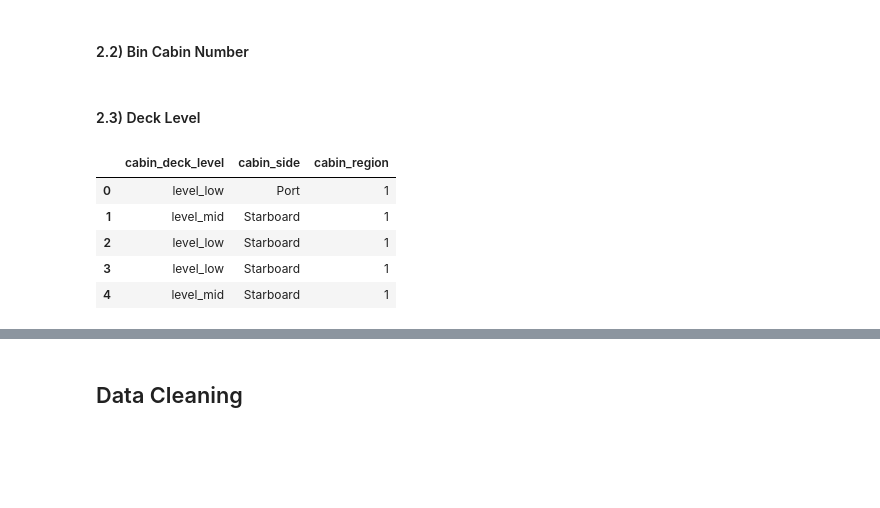
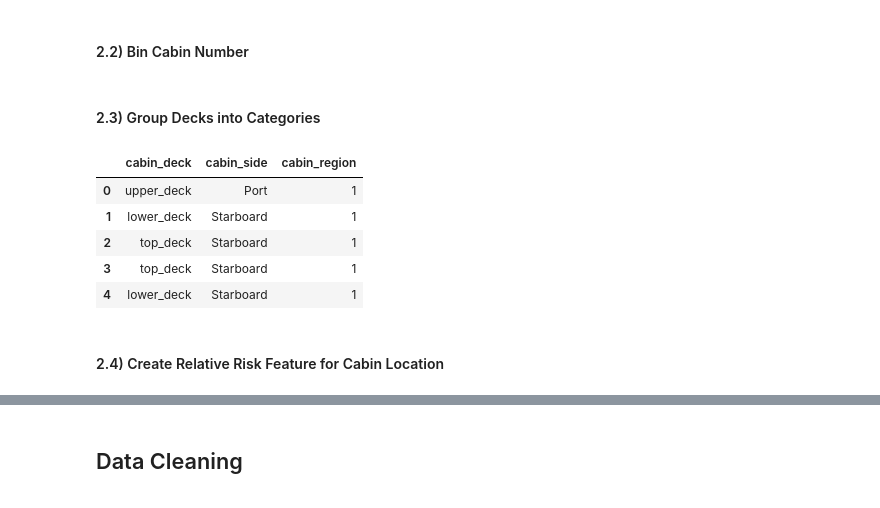
Before and after one commit to LandonWall/lightgbm-shap-analysis, a Jupyter notebook: lightgbm-shap-analysis-spaceship-titanic.ipynb, the cells around one changed output, grey strips where cells are left out. Saved outputs shown, nothing was run; the diff lists cells and outputs as text; code cells hidden in the pictures; blank space fills up the shorter version.

```diff
--- a/lightgbm-shap-analysis-spaceship-titanic.ipynb
+++ b/lightgbm-shap-analysis-spaceship-titanic.ipynb
@@ -69,6 +87,8 @@ df['PassengerGroup'] = df['PassengerId'].str[:4]
 group_counts = df['PassengerGroup'].value_counts().sort_index()
 
 df['GroupSize'] = df.groupby('PassengerGroup')['PassengerId'].transform('count')
+# %%
+df['solo_traveler'] = df['GroupSize'].apply(lambda x: True if x > 1 else False)
 # %%
 df['GroupSize'].value_counts()
 # %% [output]
@@ -107,32 +127,37 @@ df['cabin_number'] = pd.to_numeric(df['cabin_number'], errors='coerce')
 max_cabin_number = int(df['cabin_number'].max())
 
 # Bin the cabin_number column into groups of 300 starting at 0
-bins = range(0, max_cabin_number + 300, 300)
+bins = range(0, max_cabin_number + 50, 50)
 labels = range(1, len(bins))  # Numeric labels starting from 1
 df['cabin_region'] = pd.cut(df['cabin_number'], bins=bins, labels=labels, right=False)
 # %% [markdown]
-#### 2.3) Deck Level
+#### 2.3) Group Decks into Categories
-# %%
-# Mapping deck levels to their respective categories
-deck_level_mapping = {
-    'A': 'level_low',
-    'B': 'level_low',
-    'C': 'level_low',
-    'D': 'level_mid',
-    'E': 'level_mid',
-    'F': 'level_mid',
-    'G': 'level_top',
-    'T': 'level_top'
-}
-
-# Apply the mapping to create the cabin_deck_level feature
-df['cabin_deck_level'] = df['cabin_deck'].map(deck_level_mapping)
+# %%
+# Define the new combined deck categories based on the provided bins
+def combined_deck_category(deck):
+    if deck == 'A':
+        return 'top_deck'
+    elif deck in ['B', 'C']:
+        return 'upper_deck'
+    elif deck in ['D', 'E']:
+        return 'mid_deck'
+    elif deck in ['F', 'G']:
+        return 'lower_deck'
+    elif deck == 'T':
+        return 'bottom_deck'
+    else:
+        return np.nan
+
+# Apply the function to create the new combined deck categories
+df['cabin_deck'] = df['cabin_deck'].apply(combined_deck_category)
 # %%
-df[['cabin_deck_level', 'cabin_side', 'cabin_region']].head()
+df[['cabin_deck', 'cabin_side', 'cabin_region']].head()
 # %% [output]
-|  | cabin_deck_level | cabin_side | cabin_region |
-| 0 | level_low | Port | 1 |
-| 1 | level_mid | Starboard | 1 |
-| 2 | level_low | Starboard | 1 |
-| 3 | level_low | Starboard | 1 |
-| 4 | level_mid | Starboard | 1 |
+|  | cabin_deck | cabin_side | cabin_region |
+| 0 | upper_deck | Port | 1 |
+| 1 | lower_deck | Starboard | 1 |
+| 2 | top_deck | Starboard | 1 |
+| 3 | top_deck | Starboard | 1 |
+| 4 | lower_deck | Starboard | 1 |
+# %% [markdown]
+#### 2.4) Create Relative Risk Feature for Cabin Location
```
Also changed, not shown: parts of 40 cells of this notebook.
